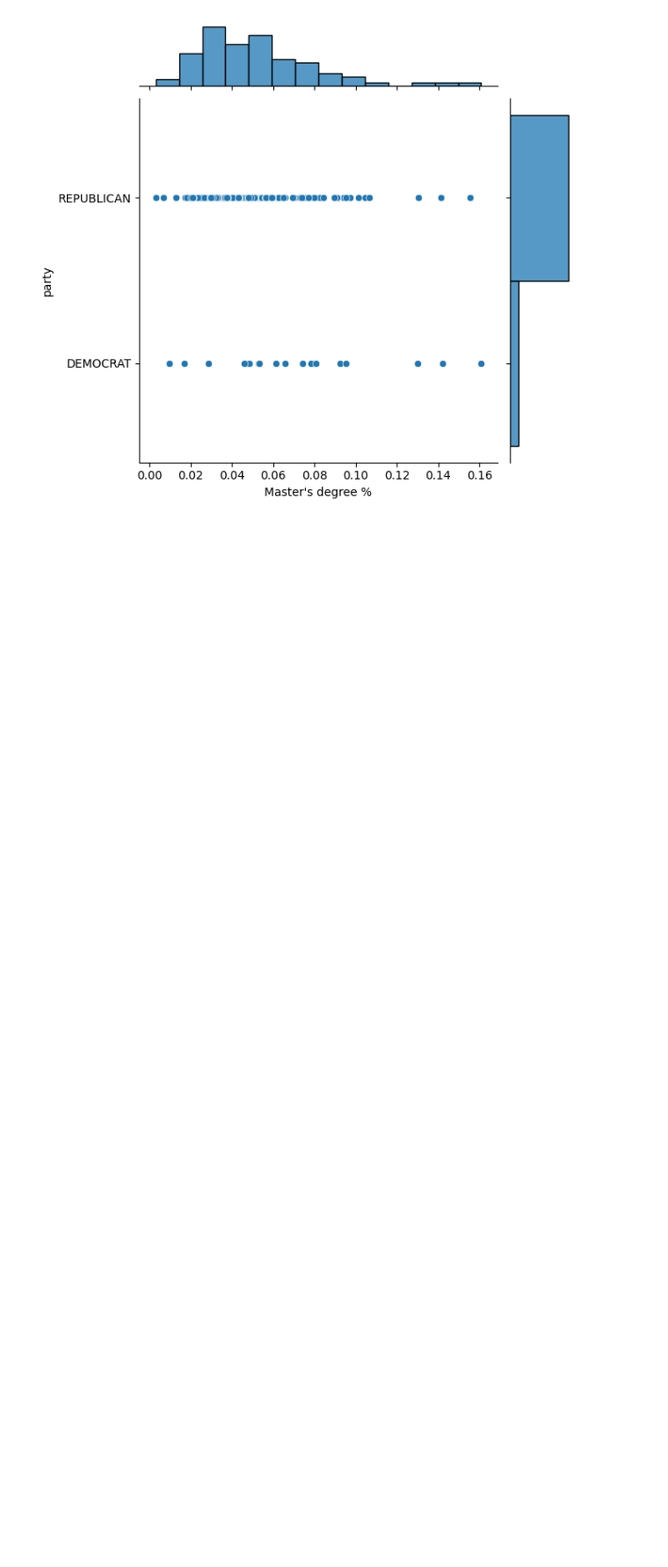
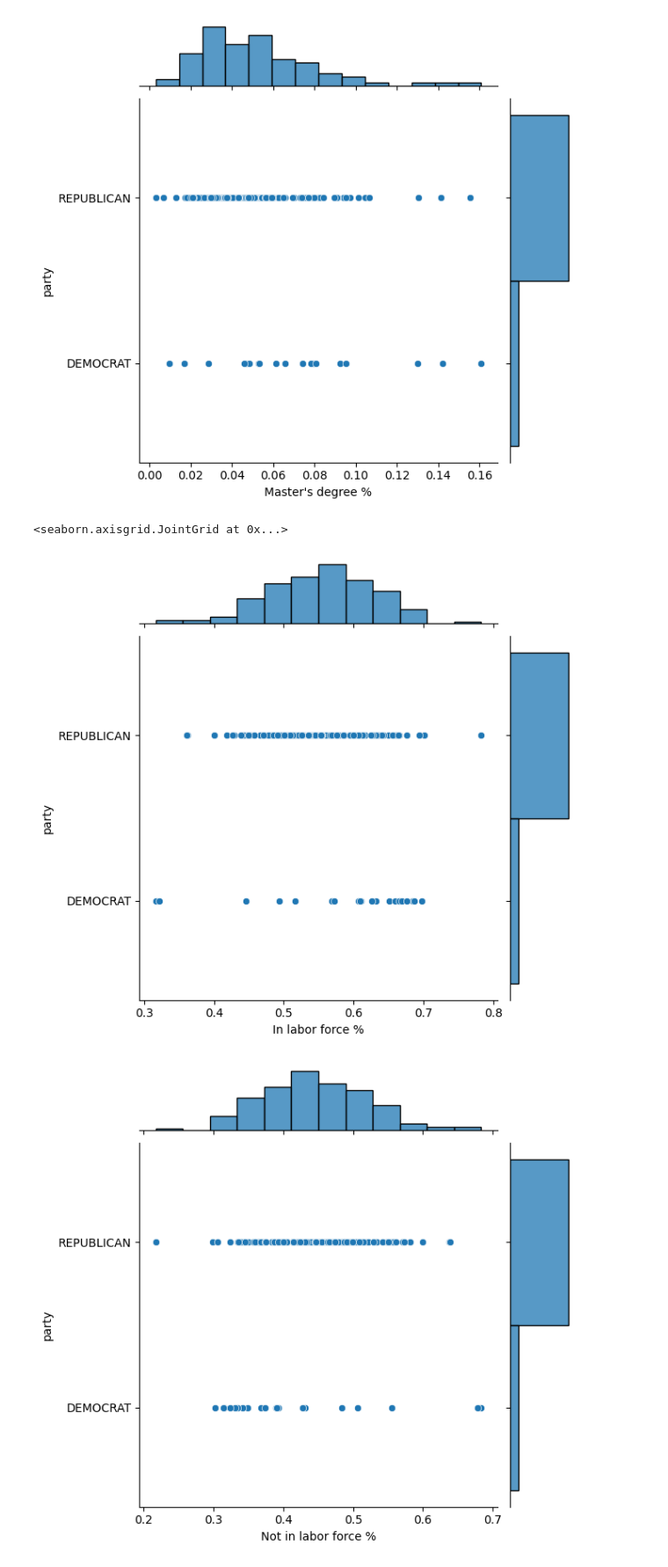
Before and after one commit to nw93929/DS2002FinalProject, a Jupyter notebook: finalprojectcode.ipynb, the cells around one changed output. Shown: that part at 88% size. Saved outputs shown, nothing was run; the diff lists cells and outputs as text; code cells hidden in the pictures; blank space fills up the shorter version.

```diff
--- a/finalprojectcode.ipynb
+++ b/finalprojectcode.ipynb
@@ -97,0 +41,42 @@ sns.jointplot(x=az_data['Females 65+ %'],y=az_data['party'])
+# %%
+state_datasets2020 = {}
+
+for state in merged_df2020['state'].unique():
+    state_df2020 = merged_df2020[merged_df2020['state'] == state]
+    state_datasets2020[state] = state_df2020
+
+az_data2020 = state_datasets['Arizona']
+nc_data2020 = state_datasets['North Carolina']
+ga_data2020 = state_datasets['Georgia']
+mi_data2020 = state_datasets['Michigan']
+nv_data2020 = state_datasets['Nevada']
+pa_data2020 = state_datasets['Pennsylvania']
+wi_data2020 = state_datasets['Wisconsin']
+
+state_datasets2016 = {}
+
+for state in merged_df2016['state'].unique():
+    state_df2016 = merged_df2016[merged_df2016['state'] == state]
+    state_datasets2016[state] = state_df2016
+
+az_data2016 = state_datasets['Arizona']
+nc_data2016 = state_datasets['North Carolina']
+ga_data2016 = state_datasets['Georgia']
+mi_data2016 = state_datasets['Michigan']
+nv_data2016 = state_datasets['Nevada']
+pa_data2016 = state_datasets['Pennsylvania']
+wi_data2016 = state_datasets['Wisconsin']
+
+state_datasets2012 = {}
+
+for state in merged_df2012['state'].unique():
+    state_df2012 = merged_df2012[merged_df2012['state'] == state]
+    state_datasets2012[state] = state_df2012
+
+az_data2012 = state_datasets['Arizona']
+nc_data2012 = state_datasets['North Carolina']
+ga_data2012 = state_datasets['Georgia']
+mi_data2012 = state_datasets['Michigan']
+nv_data2012 = state_datasets['Nevada']
+pa_data2012 = state_datasets['Pennsylvania']
+wi_data2012 = state_datasets['Wisconsin']
@@ -116,3 +118,10 @@ sns.jointplot(x=ga_data["Master's degree %"],y=ga_data['party'])
 <seaborn.axisgrid.JointGrid at 0x...>
 [figure]
 [figure]
+# %%
+sns.jointplot(x=ga_data2020['In labor force %'],y=ga_data2020['party'])
+sns.jointplot(x=ga_data2020["Not in labor force %"],y=ga_data2020['party'])
+# %% [output]
+<seaborn.axisgrid.JointGrid at 0x...>
+[figure, added]
+[figure, added]
```
Also changed, not shown: parts of 27 cells of this notebook.
